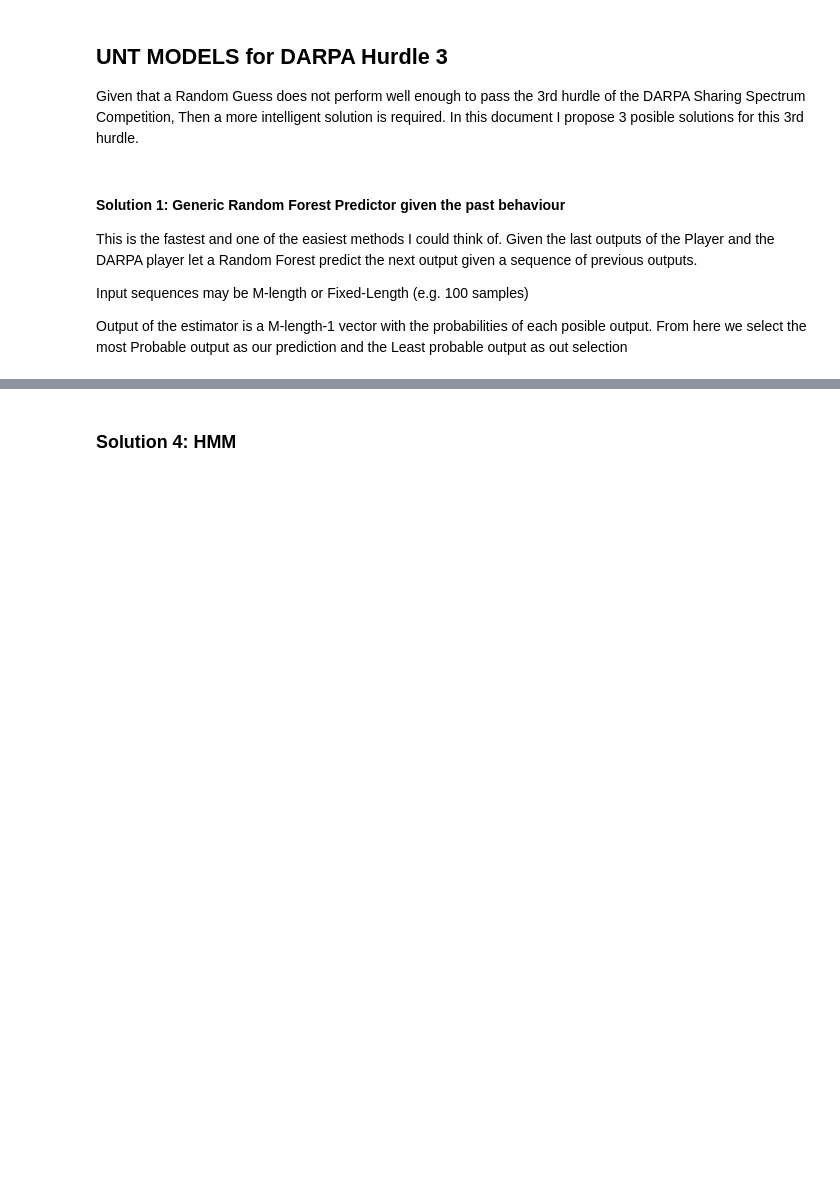
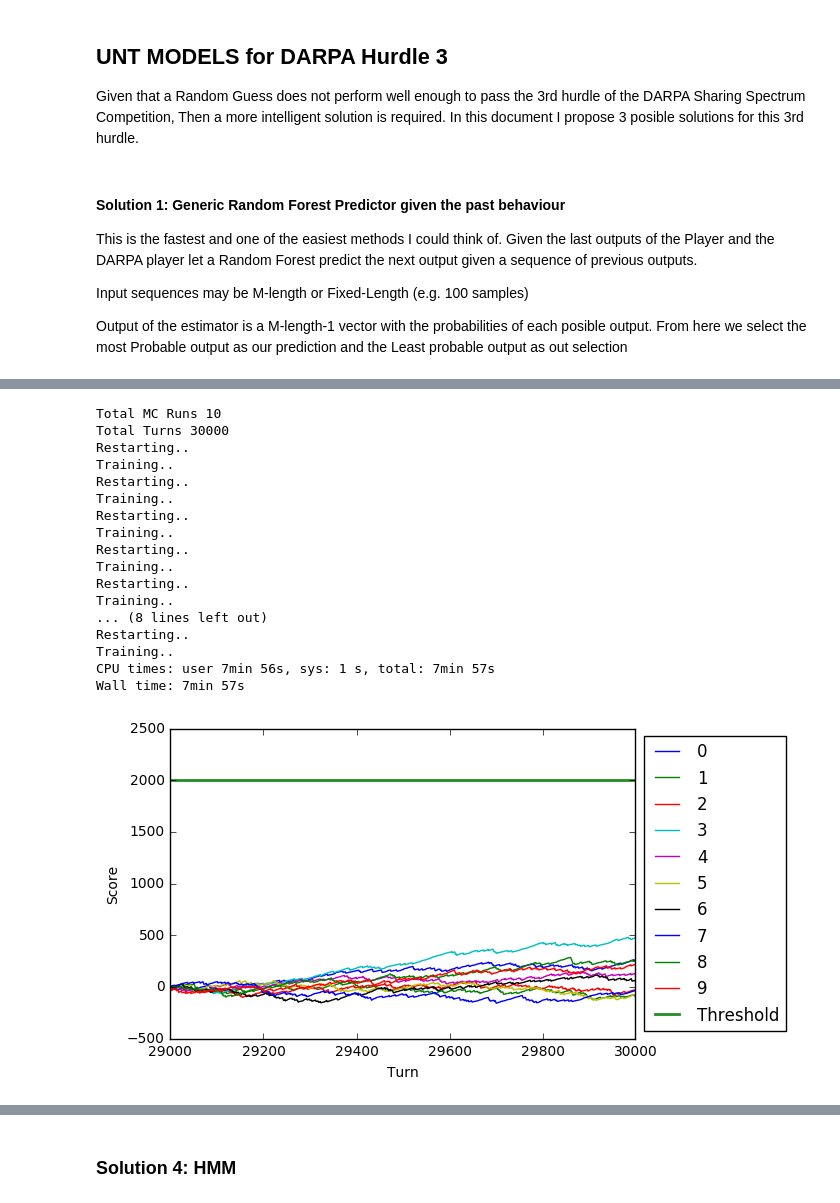
Before and after one commit to JHerna17/DARPA_SC, a Jupyter notebook: H3 Models.ipynb, the cells around one changed output, grey strips where cells are left out. Drawn from its saved outputs; the diff is of its cells as text; code cells hidden in the pictures; blank space fills up the shorter version.

```diff
--- a/H3 Models.ipynb
+++ b/H3 Models.ipynb
@@ -287,0 +177,30 @@ for i in range(0,100):
+# %%
+P1 = h3.DarpaPlayer(10,probs=0.7)
+
+#RFP = JorgePlayer(10,retrain=29000)
+RFP = RFPlayer(10,retrain=29000)
+
+test = h3.Hurdle_MC(P1,RFP,total_turns = 30000, total_runs=10)
+
+print "Total MC Runs", test.mc_runs
+print "Total Turns", test.turns
+%time test.simulate()
+# %% [output]
+Total MC Runs 10
+Total Turns 30000
+Restarting..
+Training..
+Restarting..
+Training..
+Restarting..
+Training..
+Restarting..
+Training..
+Restarting..
+Training..
+... (8 lines left out)
+Restarting..
+Training..
+CPU times: user 7min 56s, sys: 1 s, total: 7min 57s
+Wall time: 7min 57s
+[figure, added]
```
Also changed, not shown: parts of 10 cells of this notebook, 9 other files.
